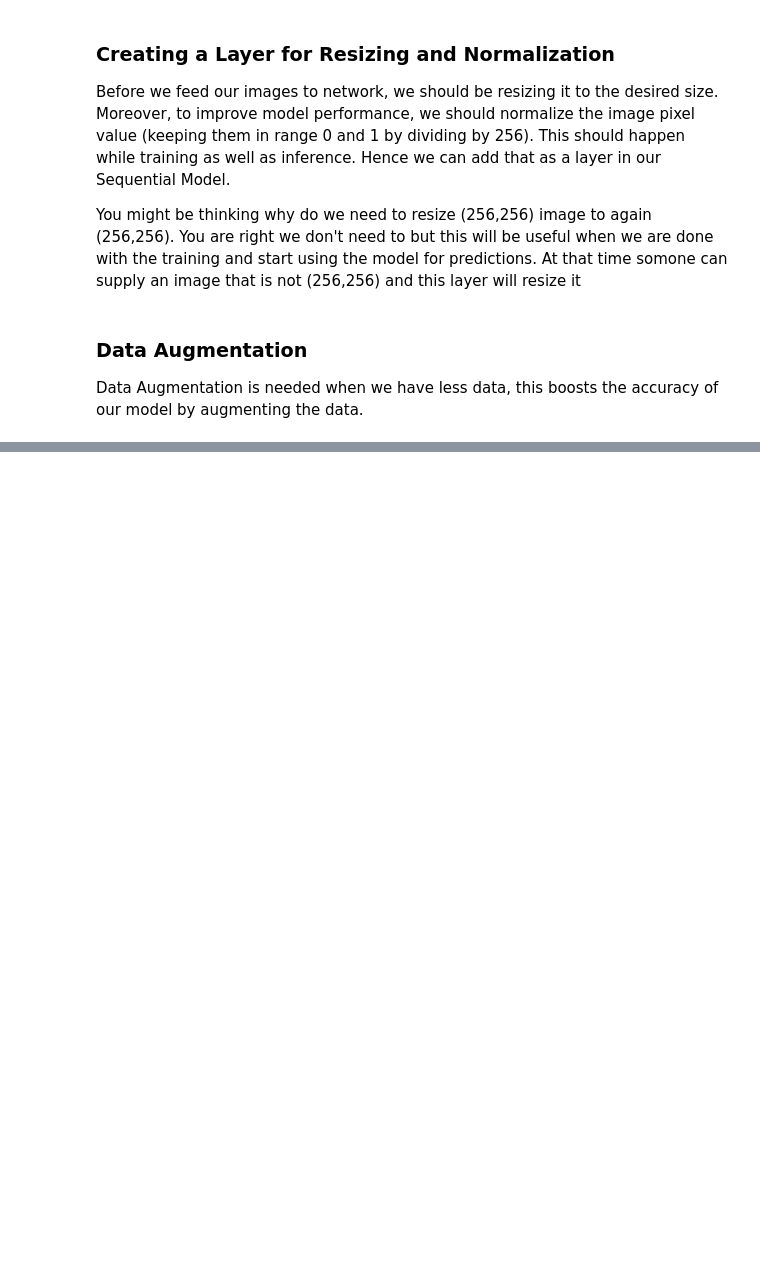
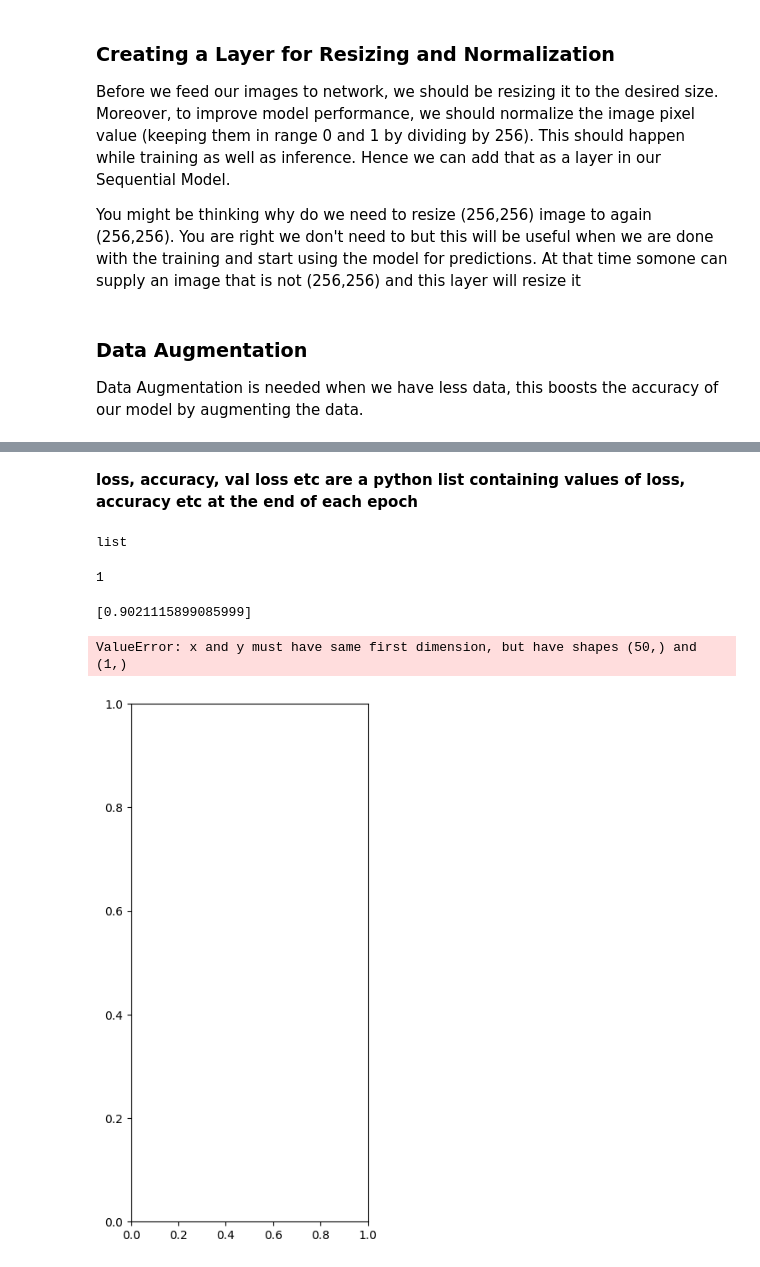
Before and after one commit to laaria-chris/POTATO-DISEASE-CLASSIFIER, a Jupyter notebook: training/potato-disease-classification-model.ipynb, the cells around one changed output, grey strips where cells are left out. Saved outputs shown, nothing was run; the diff lists cells and outputs as text; code cells hidden in the pictures; blank space fills up the shorter version.

Commit message:
Model Evaluation

```diff
--- a/training/potato-disease-classification-model.ipynb
+++ b/training/potato-disease-classification-model.ipynb
@@ -150,0 +206,14 @@ data_augmentation = tf.keras.Sequential([
+# %%
+model.compile(
+    optimizer='adam',
+    loss=tf.keras.losses.SparseCategoricalCrossentropy(from_logits=False),
+    metrics=['accuracy']
+)
+# %%
+history = model.fit(
+    train_ds,
+    batch_size=BATCH_SIZE,
+    validation_data=val_ds,
+    verbose=1,
+    epochs=1,
+)
@@ -150,0 +253,37 @@ data_augmentation = tf.keras.Sequential([
+# %% [markdown]
+**loss, accuracy, val loss etc are a python list containing values of loss, accuracy etc at the end of each epoch**
+# %%
+type(history.history['loss'])
+# %% [output]
+list
+# %%
+len(history.history['loss'])
+# %% [output]
+1
+# %%
+history.history['loss'][:5] # show loss for first 5 epochs
+# %% [output]
+[0.9021115899085999]
+# %%
+acc = history.history['accuracy']
+val_acc = history.history['val_accuracy']
+
+loss = history.history['loss']
+val_loss = history.history['val_loss']
+# %%
+plt.figure(figsize=(8, 8))
+plt.subplot(1, 2, 1)
+plt.plot(range(EPOCHS), acc, label='Training Accuracy')
+plt.plot(range(EPOCHS), val_acc, label='Validation Accuracy')
+plt.legend(loc='lower right')
+plt.title('Training and Validation Accuracy')
+
+plt.subplot(1, 2, 2)
+plt.plot(range(EPOCHS), loss, label='Training Loss')
+plt.plot(range(EPOCHS), val_loss, label='Validation Loss')
+plt.legend(loc='upper right')
+plt.title('Training and Validation Loss')
+plt.show()
+# %% [output]
+ValueError: x and y must have same first dimension, but have shapes (50,) and (1,)
+[figure, added]
```
Also changed, not shown: parts of 18 cells of this notebook.
